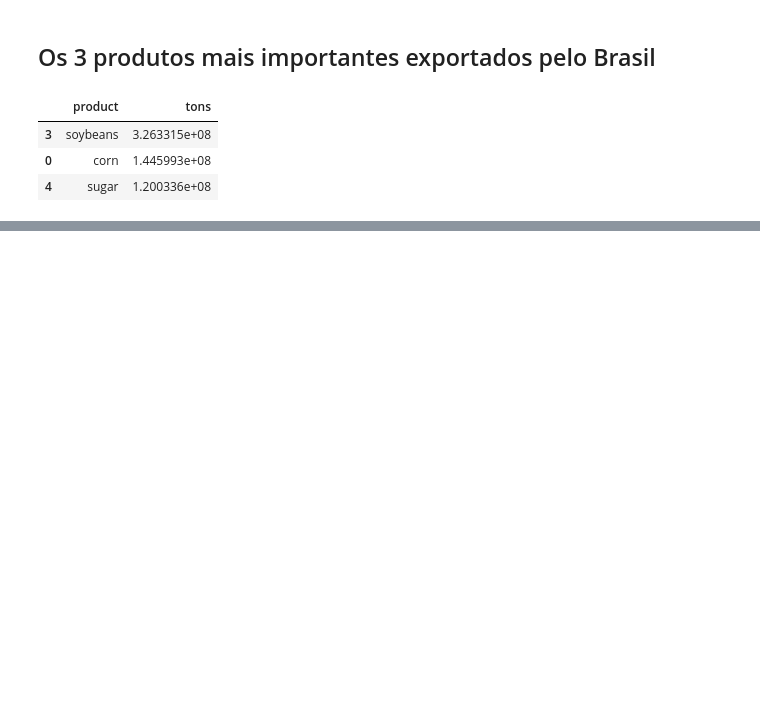
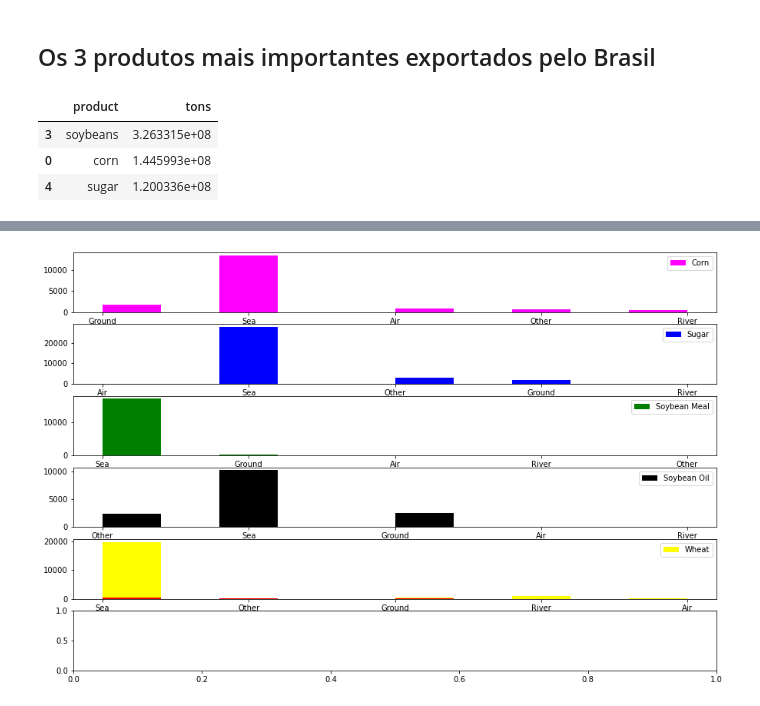
Before and after one commit to yguenka/4intelligence-Case, a Jupyter notebook: Data Analysis Skill Test.ipynb, the cells around one changed output, grey strips where cells are left out. Saved outputs shown, nothing was run; the diff lists cells and outputs as text; code cells hidden in the pictures; blank space fills up the shorter version.

```diff
--- a/Data Analysis Skill Test.ipynb
+++ b/Data Analysis Skill Test.ipynb
@@ -492,0 +529,37 @@ export.head(3)
+# %%
+mask_sugar = (df['type'] == 'Export') & (df['product'] == 'sugar')
+df_sugar = df[mask_sugar]
+
+mask_soybean_meal = (df['type'] == 'Export') & (df['product'] == 'soybean_meal')
+df_soybean_meal = df[mask_soybean_meal]
+
+mask_soybean_oil = (df['type'] == 'Export') & (df['product'] == 'soybean_oil')
+df_soybean_oil = df[mask_soybean_oil]
+
+mask_soybeans = (df['type'] == 'Export') & (df['product'] == 'soybeans')
+df_soybeans = df[mask_soybeans]
+
+mask_wheat = (df['type'] == 'Export') & (df['product'] == 'wheat')
+df_wheat = df[mask_wheat]
+# %%
+fig, ax = plt.subplots(6,1, figsize=(15,10))
+ax[0].hist(df_corn['route'], color='magenta')
+ax[0].legend(['Corn'])
+
+ax[1].hist(df_sugar['route'], color='blue')
+ax[1].legend(['Sugar'])
+
+ax[2].hist(df_soybean_meal['route'], color='green')
+ax[2].legend(['Soybean Meal'])
+
+ax[3].hist(df_soybean_oil['route'], color='black')
+ax[3].legend(['Soybean Oil'])
+
+ax[4].hist(df_soybeans['route'], color='yellow')
+ax[4].legend(['Soybeans'])
+
+ax[4].hist(df_wheat['route'], color='red')
+ax[4].legend(['Wheat'])
+plt.show()
+# %% [output]
+[figure, added]
```
Also changed, not shown: parts of 6 cells of this notebook, 4 other files.
